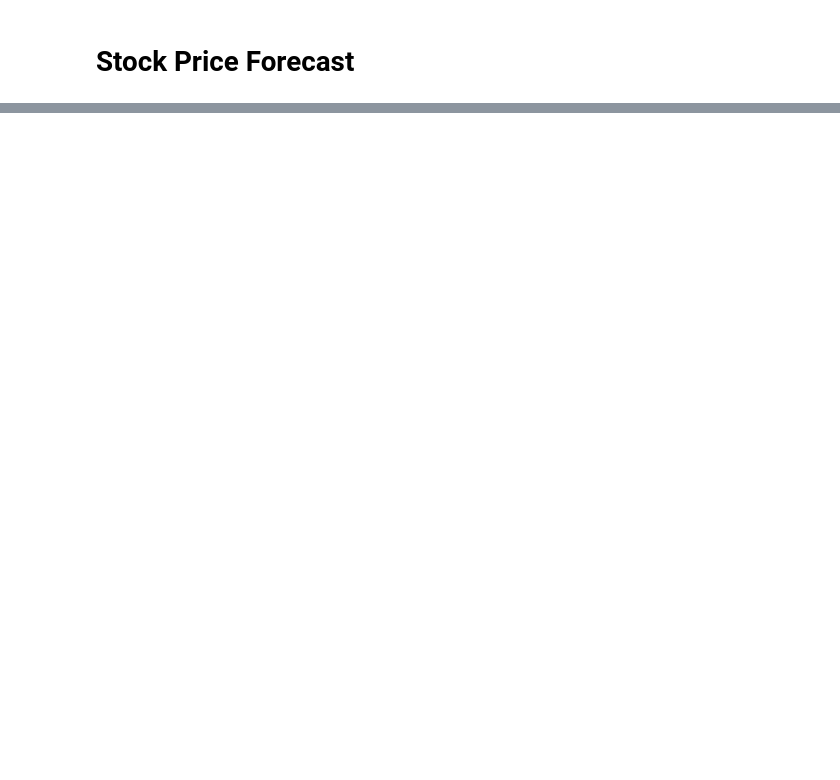
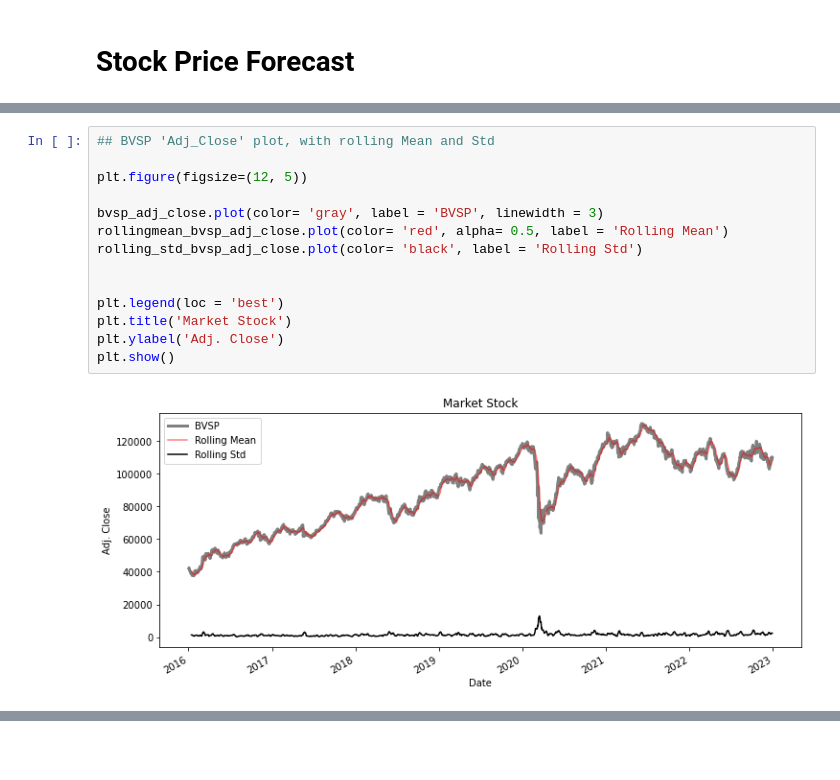
Before and after one commit to fernandopmarciano/Data_Analisys, a Jupyter notebook: Market_Forecast/notebook.ipynb, the cells around one changed output, grey strips where cells are left out. Saved outputs shown, nothing was run; the diff lists cells and outputs as text; blank space fills up the shorter version.

```diff
--- a/Market_Forecast/notebook.ipynb
+++ b/Market_Forecast/notebook.ipynb
@@ -280,0 +199,16 @@ Nine Month Lag:  0.7419694101616764
+# %%
+## BVSP 'Adj_Close' plot, with rolling Mean and Std
+
+plt.figure(figsize=(12, 5))
+
+bvsp_adj_close.plot(color= 'gray', label = 'BVSP', linewidth = 3)
+rollingmean_bvsp_adj_close.plot(color= 'red', alpha= 0.5, label = 'Rolling Mean')
+rolling_std_bvsp_adj_close.plot(color= 'black', label = 'Rolling Std')
+
+
+plt.legend(loc = 'best')
+plt.title('Market Stock')
+plt.ylabel('Adj. Close')
+plt.show()
+# %% [output]
+[figure, added]
```
Also changed, not shown: parts of 66 cells of this notebook.
